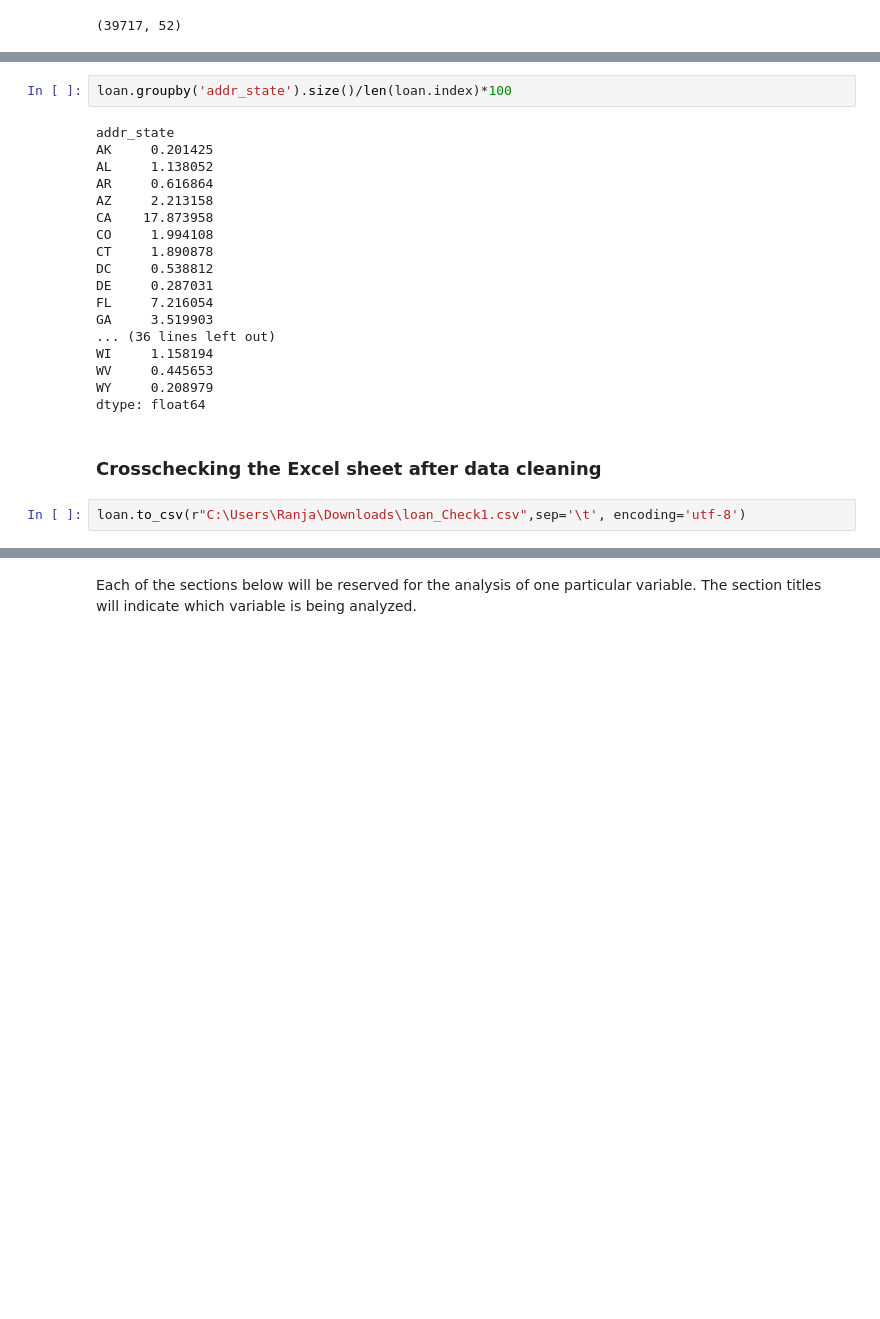
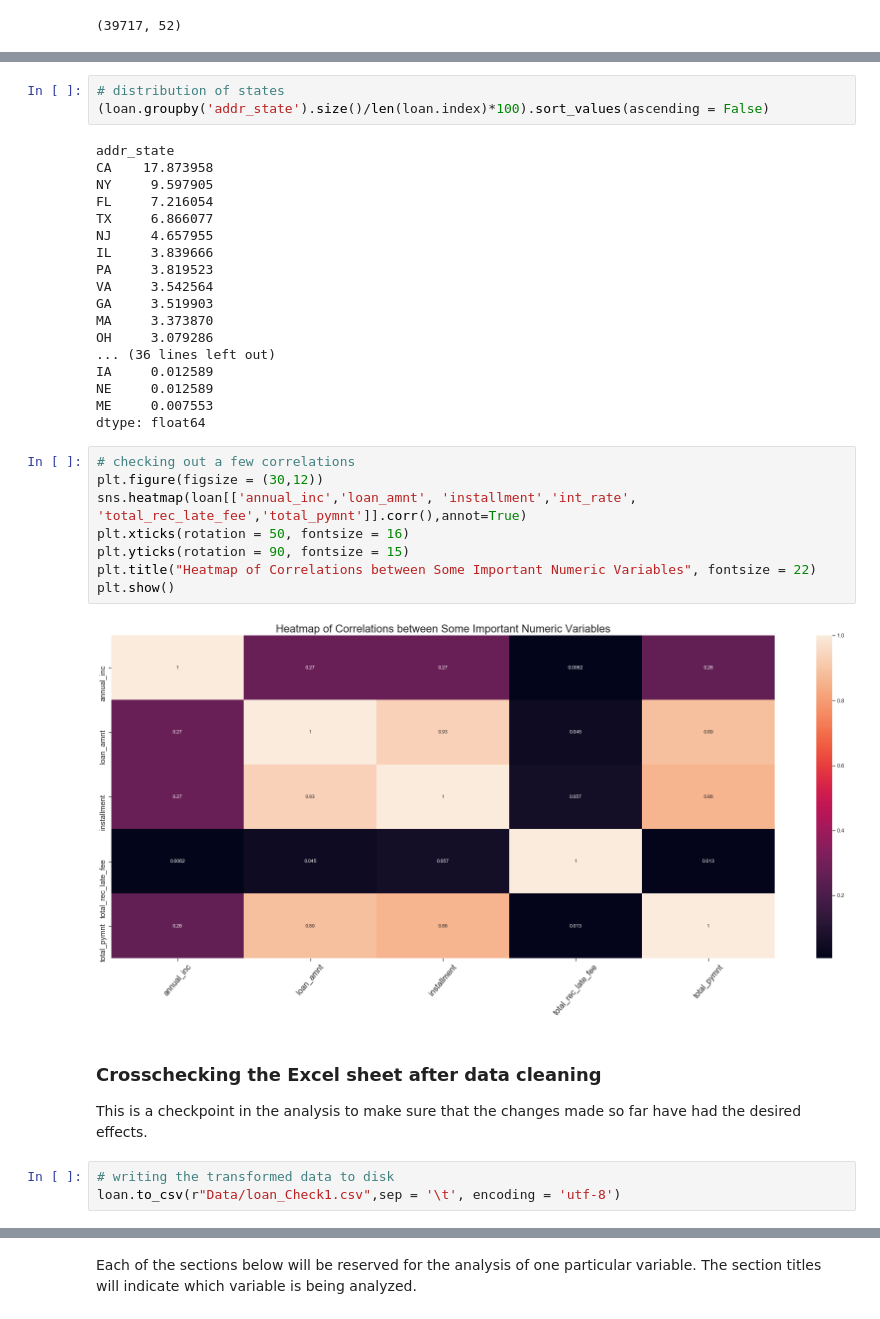
Before and after one commit to krishnamurthypranesh/super-duper-tribble, a Jupyter notebook: GCS-Part_Merged .ipynb, the cells around one changed output, grey strips where cells are left out. Cells and saved outputs as stored; diff of their text form; blank space fills up the shorter version.

```diff
--- a/GCS-Part_Merged .ipynb
+++ b/GCS-Part_Merged .ipynb
@@ -179,28 +218,41 @@ vacation               0.959287
 wedding                2.384369
 dtype: float64
 # %%
-loan.groupby('addr_state').size()/len(loan.index)*100
+# distribution of states
+(loan.groupby('addr_state').size()/len(loan.index)*100).sort_values(ascending = False)
 # %% [output]
 addr_state
-AK     0.201425
-AL     1.138052
-AR     0.616864
-AZ     2.213158
 CA    17.873958
-CO     1.994108
-CT     1.890878
-DC     0.538812
-DE     0.287031
+NY     9.597905
 FL     7.216054
+TX     6.866077
+NJ     4.657955
+IL     3.839666
+PA     3.819523
+VA     3.542564
 GA     3.519903
+MA     3.373870
+OH     3.079286
 ... (36 lines left out)
-WI     1.158194
-WV     0.445653
-WY     0.208979
+IA     0.012589
+NE     0.012589
+ME     0.007553
 dtype: float64
-# %% [markdown]
-### Crosschecking the Excel sheet after data cleaning
+# %%
+# checking out a few correlations
+plt.figure(figsize = (30,12))
+sns.heatmap(loan[['annual_inc','loan_amnt', 'installment','int_rate', 'total_rec_late_fee','total_pymnt']].corr(),annot=True)
+plt.xticks(rotation = 50, fontsize = 16)
+plt.yticks(rotation = 90, fontsize = 15)
+plt.title("Heatmap of Correlations between Some Important Numeric Variables", fontsize = 22)
+plt.show()
+# %% [output]
+[figure, added]
+# %% [markdown]
+### Crosschecking the Excel sheet after data cleaning
+This is a checkpoint in the analysis to make sure that the changes made so far have had the desired effects.
 # %%
-loan.to_csv(r"C:\Users\Ranja\Downloads\loan_Check1.csv",sep='\t', encoding='utf-8')
+# writing the transformed data to disk
+loan.to_csv(r"Data/loan_Check1.csv",sep = '\t', encoding = 'utf-8')
 # %%
 # subsetting the columns required for analysis
```
Also changed, not shown: parts of 189 cells of this notebook.
